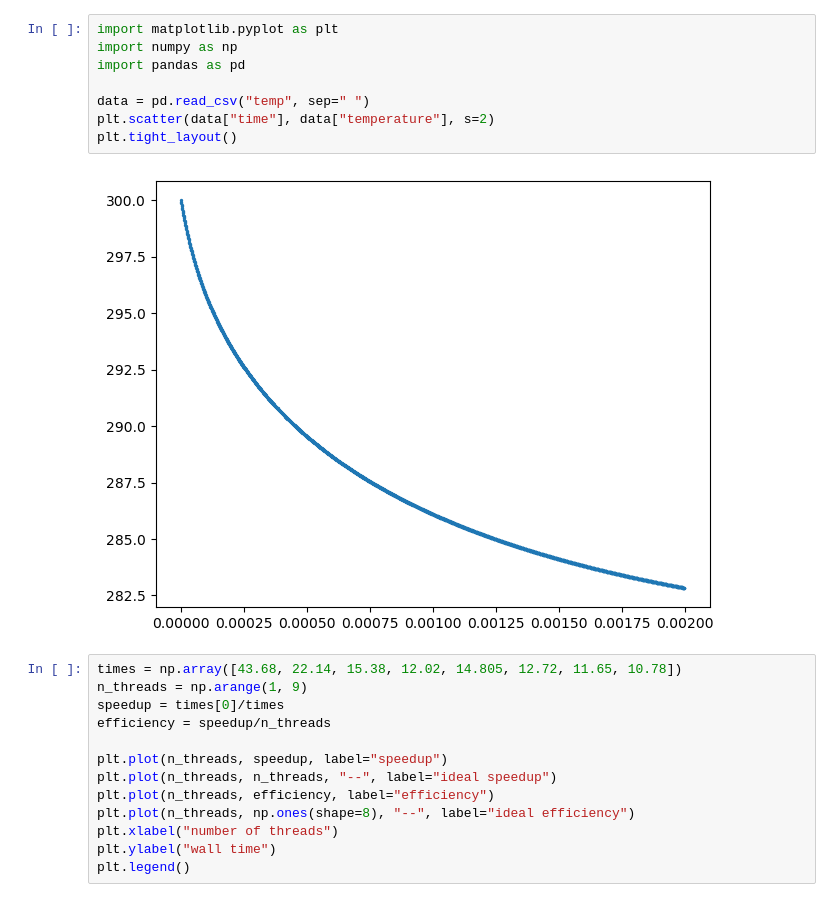
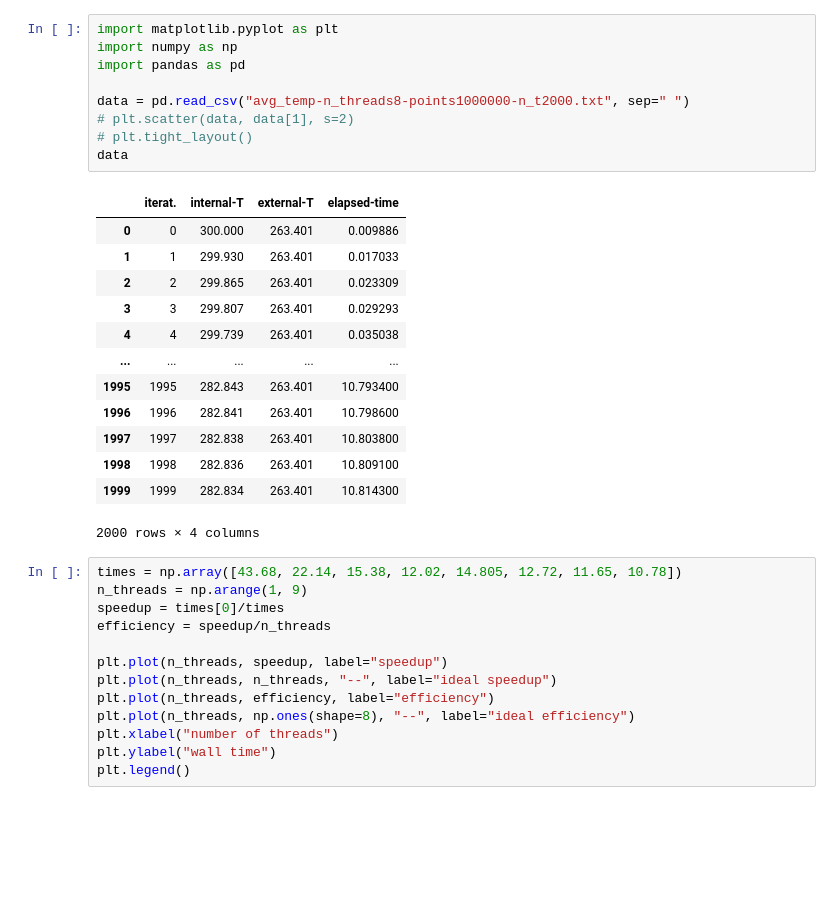
Before and after one commit to RaffaeleSabatini/Thermal-diffusion-simulation, a Jupyter notebook: plots.ipynb, the cells around one changed output. Drawn from its saved outputs; the diff is of its cells as text; blank space fills up the shorter version.

```diff
--- a/plots.ipynb
+++ b/plots.ipynb
@@ -1,13 +1,26 @@
 # %%
 import matplotlib.pyplot as plt
 import numpy as np
 import pandas as pd
 
-data = pd.read_csv("temp", sep=" ")
-plt.scatter(data["time"], data["temperature"], s=2)
-plt.tight_layout()
+data = pd.read_csv("avg_temp-n_threads8-points1000000-n_t2000.txt", sep=" ")
+# plt.scatter(data, data[1], s=2)
+# plt.tight_layout()
+data
 # %% [output]
-[figure, removed]
+|  | iterat. | internal-T | external-T | elapsed-time |
+| 0 | 0 | 300.000 | 263.401 | 0.009886 |
+| 1 | 1 | 299.930 | 263.401 | 0.017033 |
+| 2 | 2 | 299.865 | 263.401 | 0.023309 |
+| 3 | 3 | 299.807 | 263.401 | 0.029293 |
+| 4 | 4 | 299.739 | 263.401 | 0.035038 |
+| ... | ... | ... | ... | ... |
+| 1995 | 1995 | 282.843 | 263.401 | 10.793400 |
+| 1996 | 1996 | 282.841 | 263.401 | 10.798600 |
+| 1997 | 1997 | 282.838 | 263.401 | 10.803800 |
+| 1998 | 1998 | 282.836 | 263.401 | 10.809100 |
+| 1999 | 1999 | 282.834 | 263.401 | 10.814300 |
+2000 rows × 4 columns
 # %%
 times = np.array([43.68, 22.14, 15.38, 12.02, 14.805, 12.72, 11.65, 10.78])
 n_threads = np.arange(1, 9)
```
Also changed, not shown: 2 other files.
